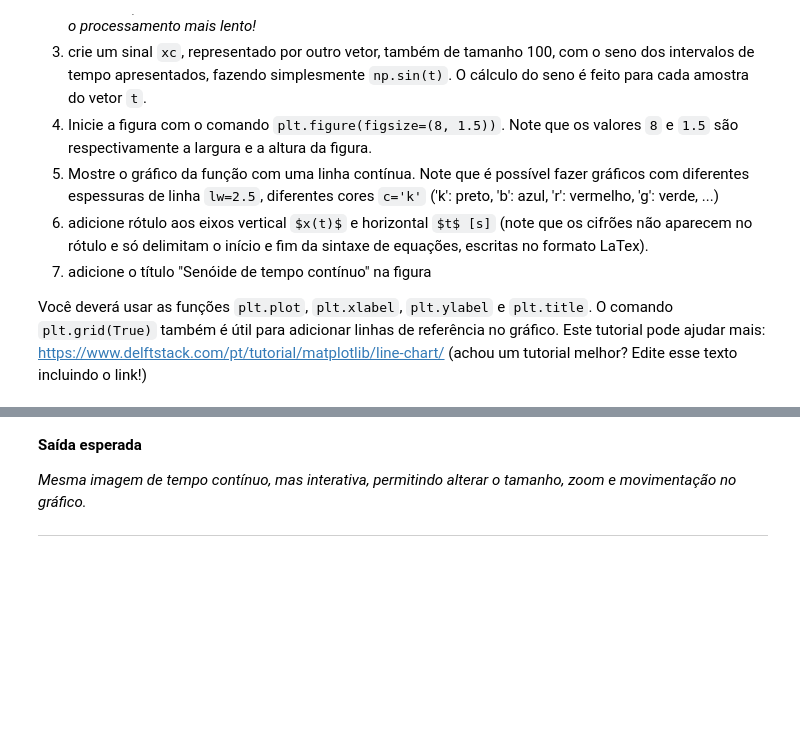
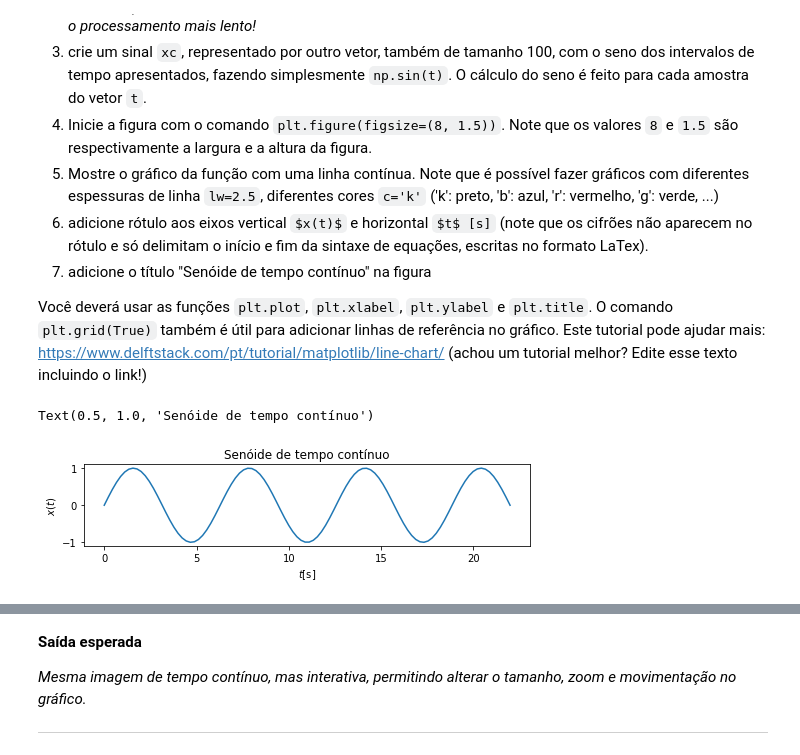
Before and after one commit to iurykischka/Proc.-de-sinais, a Jupyter notebook: Ex/Ex01_sinais_IURY_KISCHKA.ipynb, the cells around one changed output, grey strips where cells are left out. Drawn from its saved outputs; the diff is of its cells as text; code cells hidden in the pictures; blank space fills up the shorter version.

```diff
--- a/Ex/Ex01_sinais_IURY_KISCHKA.ipynb
+++ b/Ex/Ex01_sinais_IURY_KISCHKA.ipynb
@@ -118,12 +118,24 @@ Você deverá usar as funções `plt.plot`, `plt.xlabel`, `plt.ylabel` e `plt.ti
 # %%
 ### SEU CÓDIGO COMEÇA AQUI ### (≈ 6 linhas de código)
 import matplotlib.pyplot as plt
-np.linspace(0,7(np.pi),100)
-np.linspace(0,7(np.pi),100)
+import numpy as np
 
-t = None
-xc = None
+t0=0
+tf=7*np.pi
+N=100
+
+t = np.linspace(t0,tf,N)
+xc = np.sin(t)
+plt.figure(figsize=(8, 1.5))
+plt.plot(t, xc)
+plt.ylabel('$x(t)$')
+plt.xlabel('$t$[s]')
+plt.title("Senóide de tempo contínuo")
+
 ### FIM DO CÓDIGO ###
+# %% [output]
+Text(0.5, 1.0, 'Senóide de tempo contínuo')
+[figure, added]
 # %% [markdown]
 **Saída esperada**
 ![texto alternativo](https://raw.githubusercontent.com/ifmg-betim/2022.2_AUT.040_ProcSin/main/Ex/Ex01_xc.png)
```
Also changed, not shown: parts of 3 cells of this notebook.
